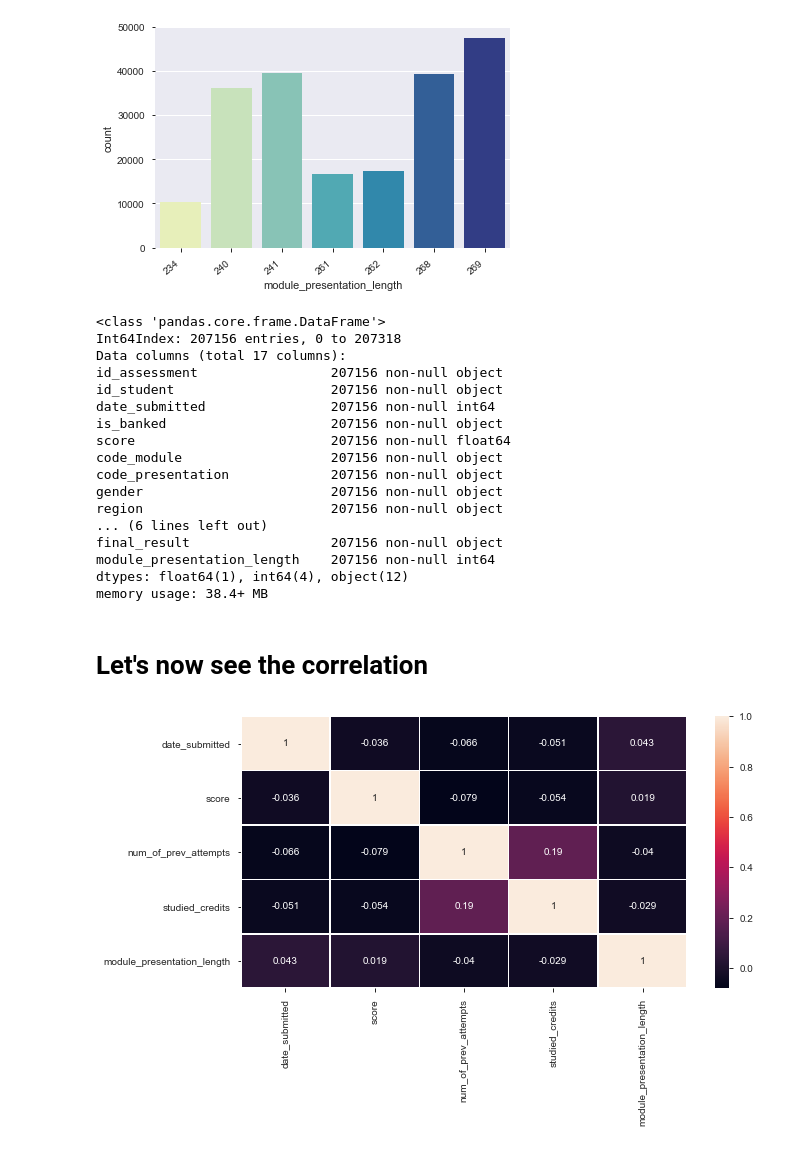
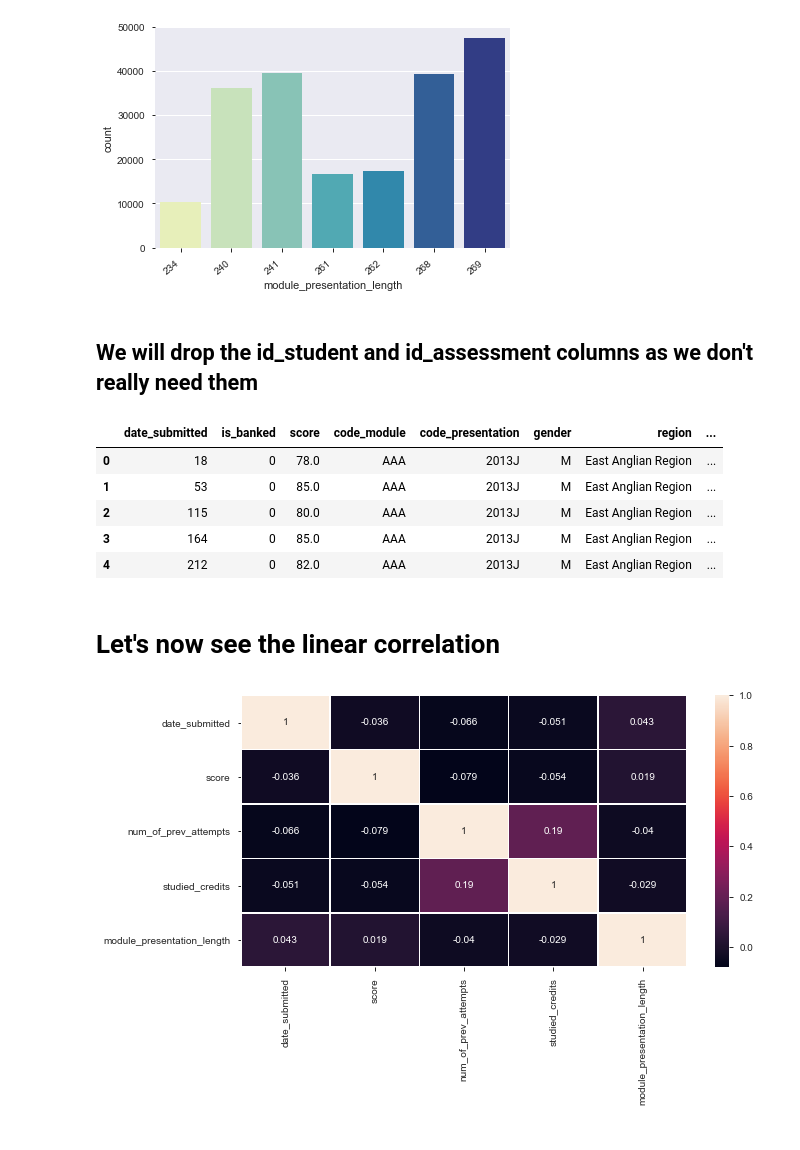
Before and after one commit to ljg-old/OULAD_Project, a Jupyter notebook: 2_Pre-processing & EDA.ipynb, the cells around one changed output. Cells and saved outputs as stored; diff of their text form; code cells hidden in the pictures.

```diff
--- a/2_Pre-processing & EDA.ipynb
+++ b/2_Pre-processing & EDA.ipynb
@@ -890,0 +885,2 @@ data.to_csv('Data/final.csv', index=False)
+# %% [markdown]
+## We will drop the id_student and id_assessment columns as we don't really need them
@@ -891,25 +889,14 @@ data.to_csv('Data/final.csv', index=False)
 # %%
-data.info()
+data.head()
 # %% [output]
-<class 'pandas.core.frame.DataFrame'>
-Int64Index: 207156 entries, 0 to 207318
-Data columns (total 17 columns):
-id_assessment                 207156 non-null object
-id_student                    207156 non-null object
-date_submitted                207156 non-null int64
-is_banked                     207156 non-null object
-score                         207156 non-null float64
-code_module                   207156 non-null object
-code_presentation             207156 non-null object
-gender                        207156 non-null object
-region                        207156 non-null object
-... (6 lines left out)
-final_result                  207156 non-null object
-module_presentation_length    207156 non-null int64
-dtypes: float64(1), int64(4), object(12)
-memory usage: 38.4+ MB
+|  | date_submitted | is_banked | score | code_module | code_presentation | gender | region | ... |
+| 0 | 18 | 0 | 78.0 | AAA | 2013J | M | East Anglian Region | ... |
+| 1 | 53 | 0 | 85.0 | AAA | 2013J | M | East Anglian Region | ... |
+| 2 | 115 | 0 | 80.0 | AAA | 2013J | M | East Anglian Region | ... |
+| 3 | 164 | 0 | 85.0 | AAA | 2013J | M | East Anglian Region | ... |
+| 4 | 212 | 0 | 82.0 | AAA | 2013J | M | East Anglian Region | ... |
 # %% [markdown]
-# Let's now see the correlation
+# Let's now see the linear correlation
 # %%
 fig, ax = plt.subplots(figsize=(10,5))
 sns.heatmap(data.corr(), annot=True, linewidths=.5, ax=ax)
```
Also changed, not shown: parts of 38 cells of this notebook, 4 other files.
